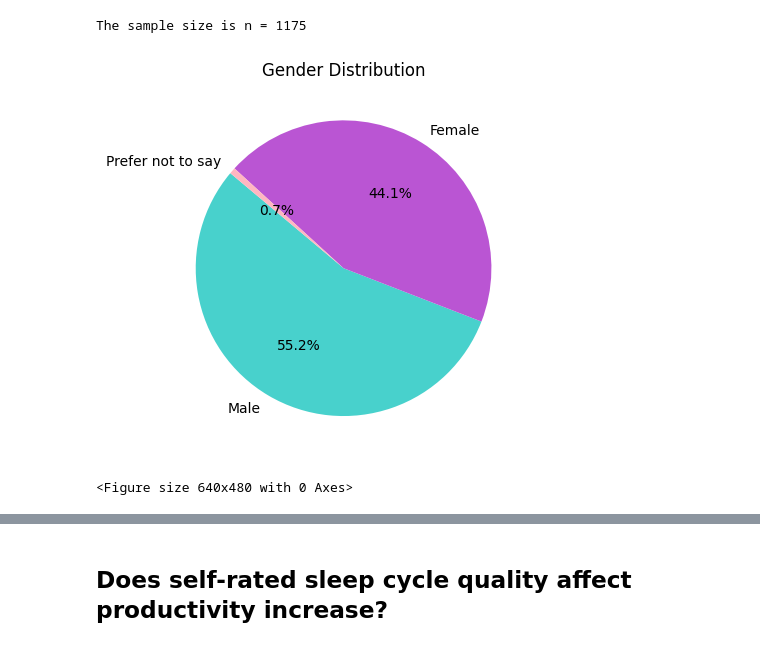
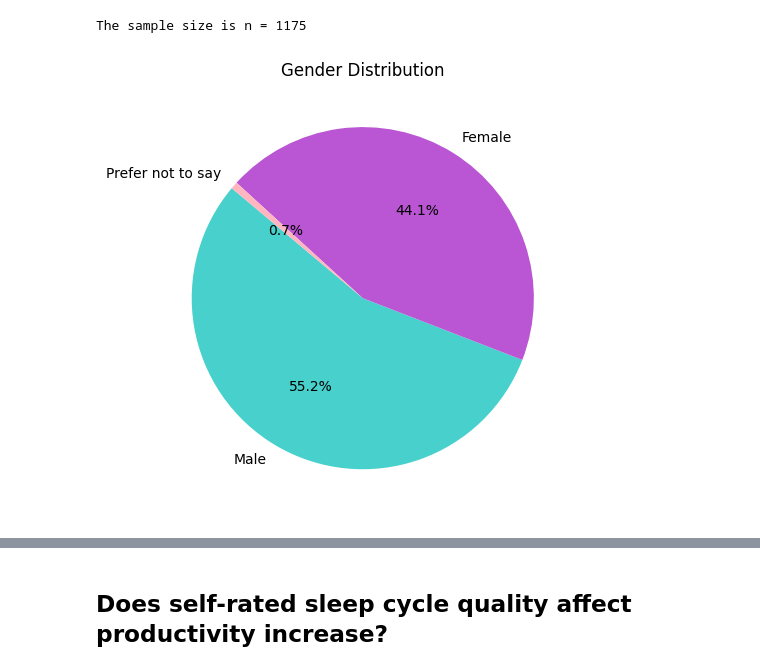
Before and after one commit to AayushiDaliparthi/Project_1_uoft, a Jupyter notebook: emily.ipynb, the cells around one changed output, grey strips where cells are left out. Saved outputs shown, nothing was run; the diff lists cells and outputs as text; code cells hidden in the pictures.

```diff
--- a/emily.ipynb
+++ b/emily.ipynb
@@ -130,21 +130,22 @@ The sample size is n = 1175
 # %%
 # Determine gender distribution of dataset with piechart
 
 gender_counts = df['gender'].value_counts()
 colors = ['mediumturquoise', 'mediumorchid', 'lightpink']
 
-plt.pie(gender_counts, labels=gender_counts.index, autopct='%1.1f%%', startangle=140, colors=colors)
+gender_image = plt.pie(gender_counts, labels=gender_counts.index, autopct='%1.1f%%', startangle=140, colors=colors)
 plt.title('Gender Distribution')
-plt.show()
+plt.tight_layout()
 
 # save figure to images folder
 folder_path = 'images'
 filename = 'gender_distribution.png'
 file_path = os.path.join(folder_path, filename)
-plt.savefig(file_path)
+plt.savefig(file_path, dpi=600)
+
+plt.show()
 # %% [output]
-[figure, old version]
+[figure, new version]
-<Figure size 640x480 with 0 Axes>
 # %%
 # Determine age distribution of dataset
 
```
Also changed, not shown: parts of 3 cells of this notebook, 4 other files.
